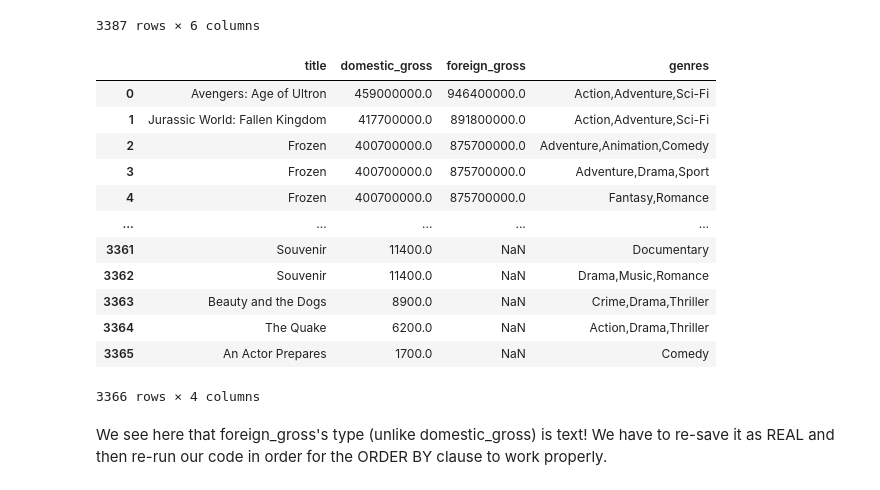
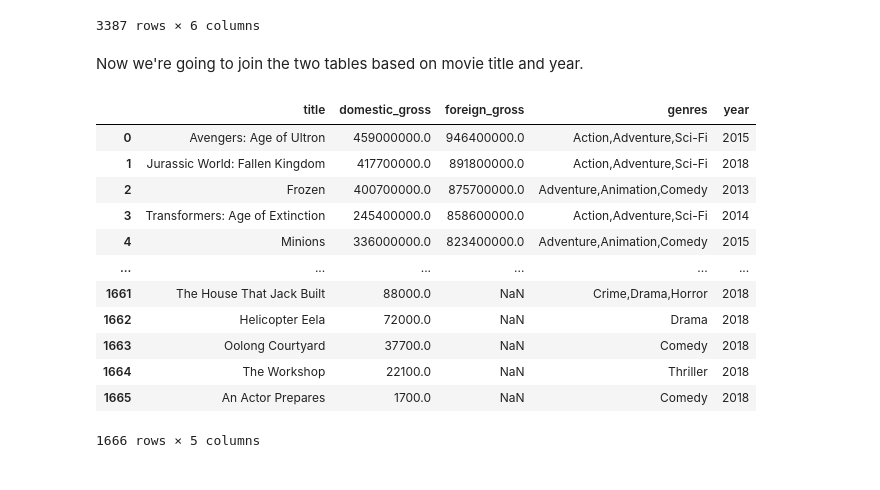
Before and after one commit to sanderlin2013/Movie-Analysis, a Jupyter notebook: Movie Data Analysis.ipynb, the cells around one changed output. Saved outputs shown, nothing was run; the diff lists cells and outputs as text; code cells hidden in the pictures.

Commit message:
added join for first question

```diff
--- a/Movie Data Analysis.ipynb
+++ b/Movie Data Analysis.ipynb
@@ -315,27 +316,28 @@ Now we can query bom_df using SQLite.
 | 3385 | 3385 | The Swan | Synergetic | 2400.0 | NaN | 2018 |
 | 3386 | 3386 | An Actor Prepares | Grav. | 1700.0 | NaN | 2018 |
 3387 rows × 6 columns
+# %% [markdown]
+Now we're going to join the two tables based on movie title and year.
 # %%
-pd.read_sql('''
-    SELECT bom_df.title, bom_df.domestic_gross, bom_df.foreign_gross, movie_basics.genres
+bom_movie_basics_joined = pd.read_sql('''
+    SELECT bom_df.title, bom_df.domestic_gross, bom_df.foreign_gross, movie_basics.genres, bom_df.year
     FROM bom_df
         INNER JOIN movie_basics
-        ON bom_df.title=movie_basics.primary_title
+        ON bom_df.title=movie_basics.original_title AND bom_df.year=movie_basics.start_year
     ORDER BY foreign_gross DESC;
 ''', conn)
+bom_movie_basics_joined
 # %% [output]
-|  | title | domestic_gross | foreign_gross | genres |
-| 0 | Avengers: Age of Ultron | 459000000.0 | 946400000.0 | Action,Adventure,Sci-Fi |
-| 1 | Jurassic World: Fallen Kingdom | 417700000.0 | 891800000.0 | Action,Adventure,Sci-Fi |
-| 2 | Frozen | 400700000.0 | 875700000.0 | Adventure,Animation,Comedy |
-| 3 | Frozen | 400700000.0 | 875700000.0 | Adventure,Drama,Sport |
-| 4 | Frozen | 400700000.0 | 875700000.0 | Fantasy,Romance |
-| ... | ... | ... | ... | ... |
-| 3361 | Souvenir | 11400.0 | NaN | Documentary |
-| 3362 | Souvenir | 11400.0 | NaN | Drama,Music,Romance |
-| 3363 | Beauty and the Dogs | 8900.0 | NaN | Crime,Drama,Thriller |
-| 3364 | The Quake | 6200.0 | NaN | Action,Drama,Thriller |
-| 3365 | An Actor Prepares | 1700.0 | NaN | Comedy |
+|  | title | domestic_gross | foreign_gross | genres | year |
+| 0 | Avengers: Age of Ultron | 459000000.0 | 946400000.0 | Action,Adventure,Sci-Fi | 2015 |
+| 1 | Jurassic World: Fallen Kingdom | 417700000.0 | 891800000.0 | Action,Adventure,Sci-Fi | 2018 |
+| 2 | Frozen | 400700000.0 | 875700000.0 | Adventure,Animation,Comedy | 2013 |
+| 3 | Transformers: Age of Extinction | 245400000.0 | 858600000.0 | Action,Adventure,Sci-Fi | 2014 |
+| 4 | Minions | 336000000.0 | 823400000.0 | Adventure,Animation,Comedy | 2015 |
+| ... | ... | ... | ... | ... | ... |
+| 1661 | The House That Jack Built | 88000.0 | NaN | Crime,Drama,Horror | 2018 |
+| 1662 | Helicopter Eela | 72000.0 | NaN | Drama | 2018 |
+| 1663 | Oolong Courtyard | 37700.0 | NaN | Comedy | 2018 |
+| 1664 | The Workshop | 22100.0 | NaN | Thriller | 2018 |
+| 1665 | An Actor Prepares | 1700.0 | NaN | Comedy | 2018 |
-3366 rows × 4 columns
+1666 rows × 5 columns
-# %% [markdown]
-We see here that foreign_gross's type (unlike domestic_gross) is text! We have to re-save it as REAL and then re-run our code in order for the ORDER BY clause to work properly.
```
Also changed, not shown: parts of 26 cells of this notebook.
